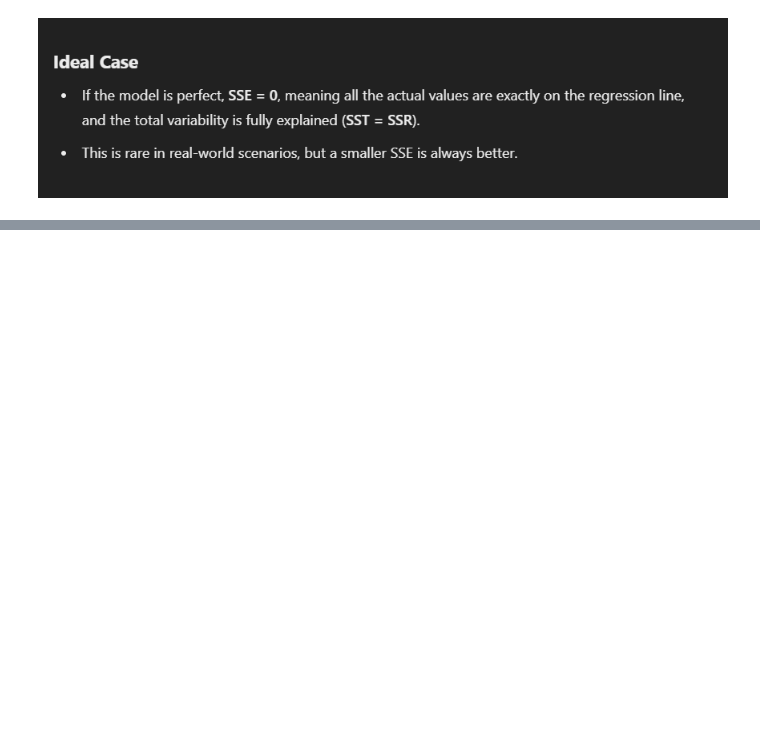
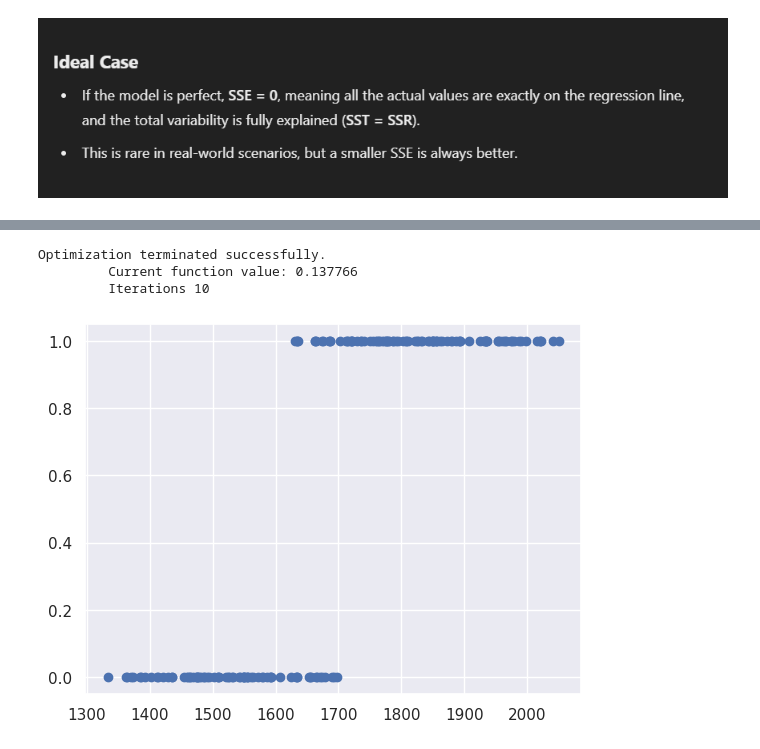
Before and after one commit to vigneshwarjayabal/AI_And_Ml, a Jupyter notebook: Regression.ipynb, the cells around one changed output, grey strips where cells are left out. Drawn from its saved outputs; the diff is of its cells as text; code cells hidden in the pictures; blank space fills up the shorter version.

```diff
--- a/Regression.ipynb
+++ b/Regression.ipynb
@@ -254,0 +263,7 @@ plt.show()
+# %%
+import pandas as pd
+import matplotlib.pyplot as plt
+import seaborn as sns
+sns.set()
+# %%
+df = pd.read_csv('/content/Binary predictors.csv')
@@ -254,0 +286,4 @@ plt.show()
+# %%
+#data preprocess converting string to numerical
+df["Admitted"]=df["Admitted"].map({"Yes":1,"No":0})
+df["Gender"]=df["Gender"].map({"Male":2,"Female":1})
@@ -254,0 +306,20 @@ plt.show()
+# %%
+import statsmodels.api as sm
+
+x1=df["Marks"]   #defining independent and dependent variable
+y=df["Admitted"]
+
+x=sm.add_constant(x1)  #map to the template
+
+model=sm.Logit(y,x)    #building the model with logit
+
+result=model.fit()      #train the model with our data
+# %% [output]
+Optimization terminated successfully.
+         Current function value: 0.137766
+         Iterations 10
+# %%
+plt.scatter(x1,y)
+plt.show()
+# %% [output]
+[figure, added]
```
Also changed, not shown: parts of 58 cells of this notebook.
